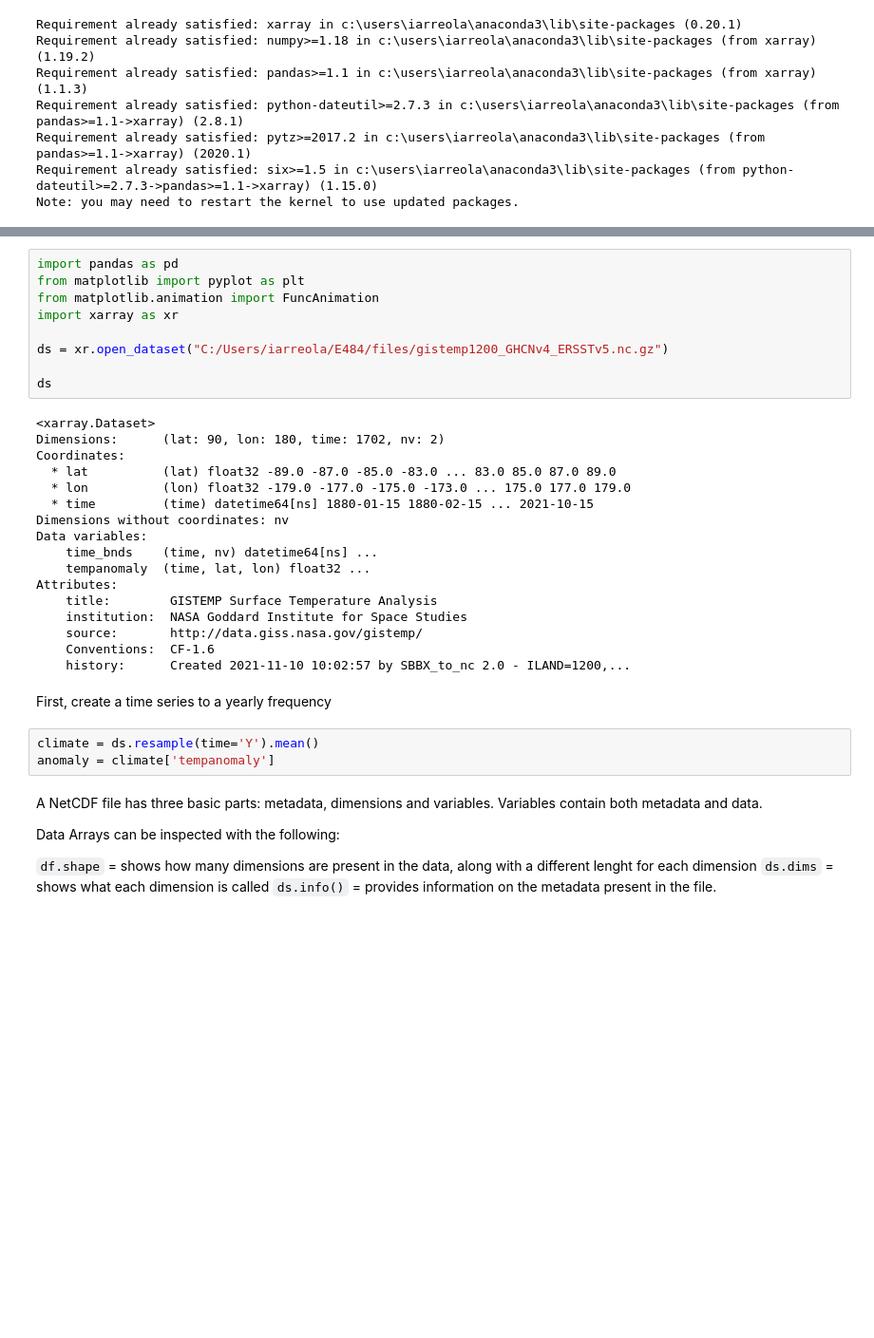
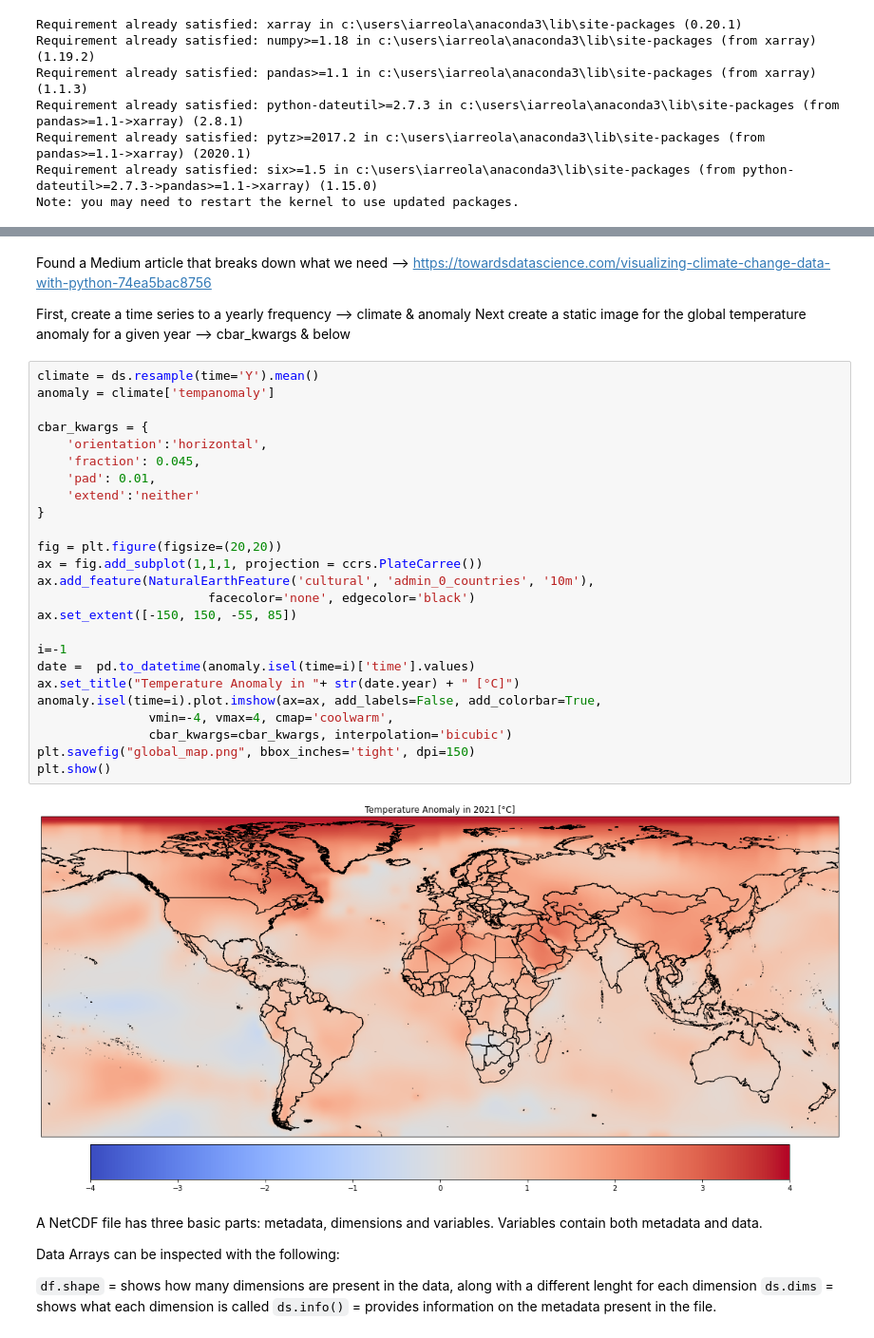
Before and after one commit to ingridarreola/E484, a Jupyter notebook: Data_Transformation.ipynb, the cells around one changed output, grey strips where cells are left out. Shown at 95% size. Saved outputs shown, nothing was run; the diff lists cells and outputs as text; blank space fills up the shorter version.

```diff
--- a/Data_Transformation.ipynb
+++ b/Data_Transformation.ipynb
@@ -33,34 +47,35 @@ df.head(1000)
-# %%
-import pandas as pd
-from matplotlib import pyplot as plt
-from matplotlib.animation import FuncAnimation
-import xarray as xr
-
-ds = xr.open_dataset("C:/Users/iarreola/E484/files/gistemp1200_GHCNv4_ERSSTv5.nc.gz")
-
-ds
-# %% [output]
-<xarray.Dataset>
-Dimensions:      (lat: 90, lon: 180, time: 1702, nv: 2)
-Coordinates:
-  * lat          (lat) float32 -89.0 -87.0 -85.0 -83.0 ... 83.0 85.0 87.0 89.0
-  * lon          (lon) float32 -179.0 -177.0 -175.0 -173.0 ... 175.0 177.0 179.0
-  * time         (time) datetime64[ns] 1880-01-15 1880-02-15 ... 2021-10-15
-Dimensions without coordinates: nv
-Data variables:
-    time_bnds    (time, nv) datetime64[ns] ...
-    tempanomaly  (time, lat, lon) float32 ...
-Attributes:
-    title:        GISTEMP Surface Temperature Analysis
-    institution:  NASA Goddard Institute for Space Studies
-    source:       http://data.giss.nasa.gov/gistemp/
-    Conventions:  CF-1.6
-    history:      Created 2021-11-10 10:02:57 by SBBX_to_nc 2.0 - ILAND=1200,...
-# %% [markdown]
-First, create a time series to a yearly frequency
-# %%
-climate = ds.resample(time='Y').mean()
-anomaly = climate['tempanomaly']
+# %% [markdown]
+Found a Medium article that breaks down what we need --> https://towardsdatascience.com/visualizing-climate-change-data-with-python-74ea5bac8756
+
+First, create a time series to a yearly frequency --> climate & anomaly
+Next create a static image for the global temperature anomaly for a given year --> cbar_kwargs & below
+# %%
+climate = ds.resample(time='Y').mean()
+anomaly = climate['tempanomaly']
+
+cbar_kwargs = {
+    'orientation':'horizontal',
+    'fraction': 0.045,
+    'pad': 0.01,
+    'extend':'neither'
+}
+
+fig = plt.figure(figsize=(20,20))
+ax = fig.add_subplot(1,1,1, projection = ccrs.PlateCarree())
+ax.add_feature(NaturalEarthFeature('cultural', 'admin_0_countries', '10m'),
+                       facecolor='none', edgecolor='black')
+ax.set_extent([-150, 150, -55, 85])
+
+i=-1
+date =  pd.to_datetime(anomaly.isel(time=i)['time'].values)
+ax.set_title("Temperature Anomaly in "+ str(date.year) + " [°C]")
+anomaly.isel(time=i).plot.imshow(ax=ax, add_labels=False, add_colorbar=True,
+               vmin=-4, vmax=4, cmap='coolwarm',
+               cbar_kwargs=cbar_kwargs, interpolation='bicubic')
+plt.savefig("global_map.png", bbox_inches='tight', dpi=150)
+plt.show()
+# %% [output]
+[figure, added]
 # %% [markdown]
 A NetCDF file has three basic parts: metadata, dimensions and variables. Variables contain both metadata and data.
 
```
Also changed, not shown: parts of 4 cells of this notebook.
